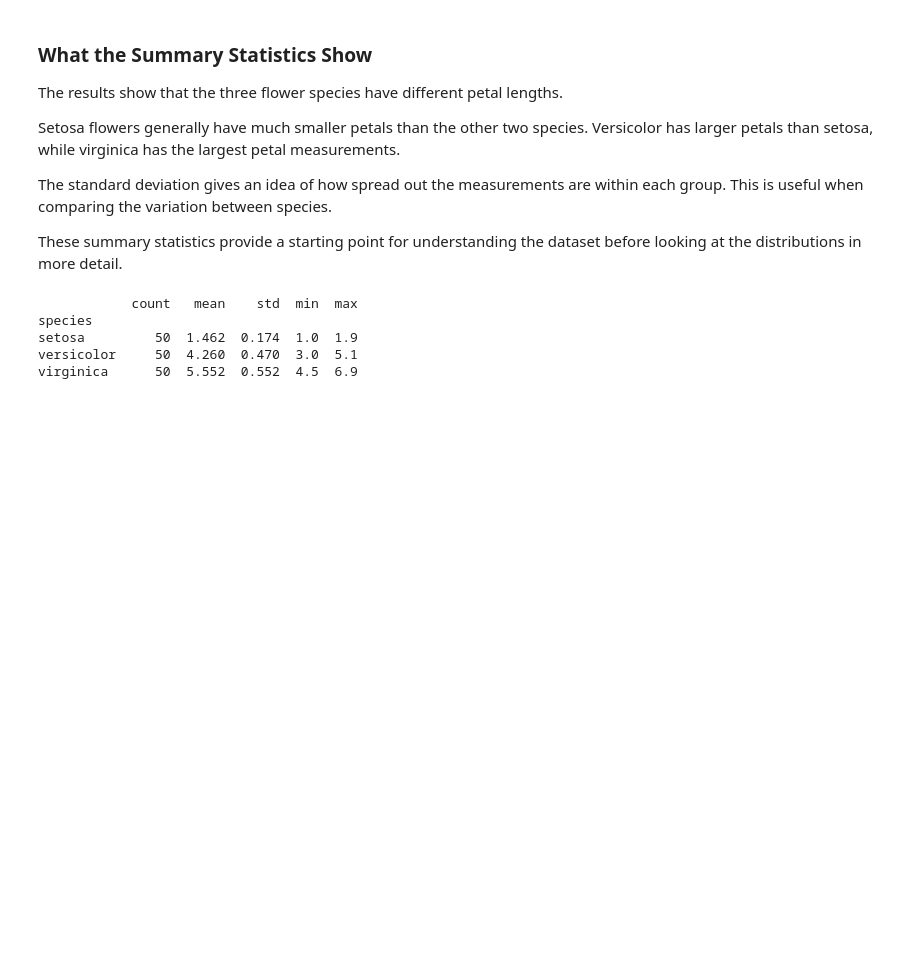
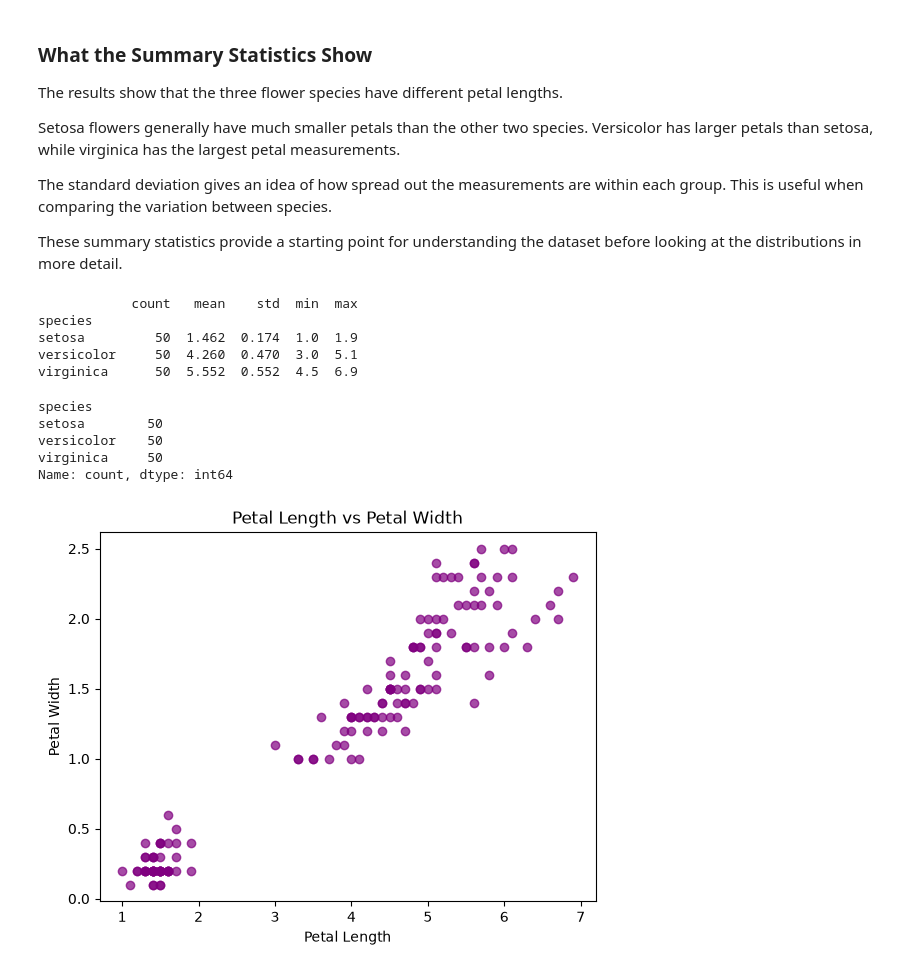
Before and after one commit to Svitlana937/assessment-submission, a Jupyter notebook: problems.ipynb, the cells around one changed output. Drawn from its saved outputs; the diff is of its cells as text; code cells hidden in the pictures; blank space fills up the shorter version.

Commit message:
Add petal measurement correlation analysis

```diff
--- a/problems.ipynb
+++ b/problems.ipynb
@@ -107,3 +107,29 @@ species
 setosa         50  1.462  0.174  1.0  1.9
 versicolor     50  4.260  0.470  3.0  5.1
 virginica      50  5.552  0.552  4.5  6.9
+# %%
+# Count the number of flowers in each species
+species_counts = iris_df['species'].value_counts()
+print(species_counts)
+# %% [output]
+species
+setosa        50
+versicolor    50
+virginica     50
+Name: count, dtype: int64
+# %%
+# Plot the relationship between petal length and petal width
+
+plt.scatter(
+    iris_df['petal_length'],
+    iris_df['petal_width'],
+    color='purple',
+    alpha=0.7
+)
+
+plt.xlabel('Petal Length')
+plt.ylabel('Petal Width')
+plt.title('Petal Length vs Petal Width')
+plt.show()
+# %% [output]
+[figure, added]
```
